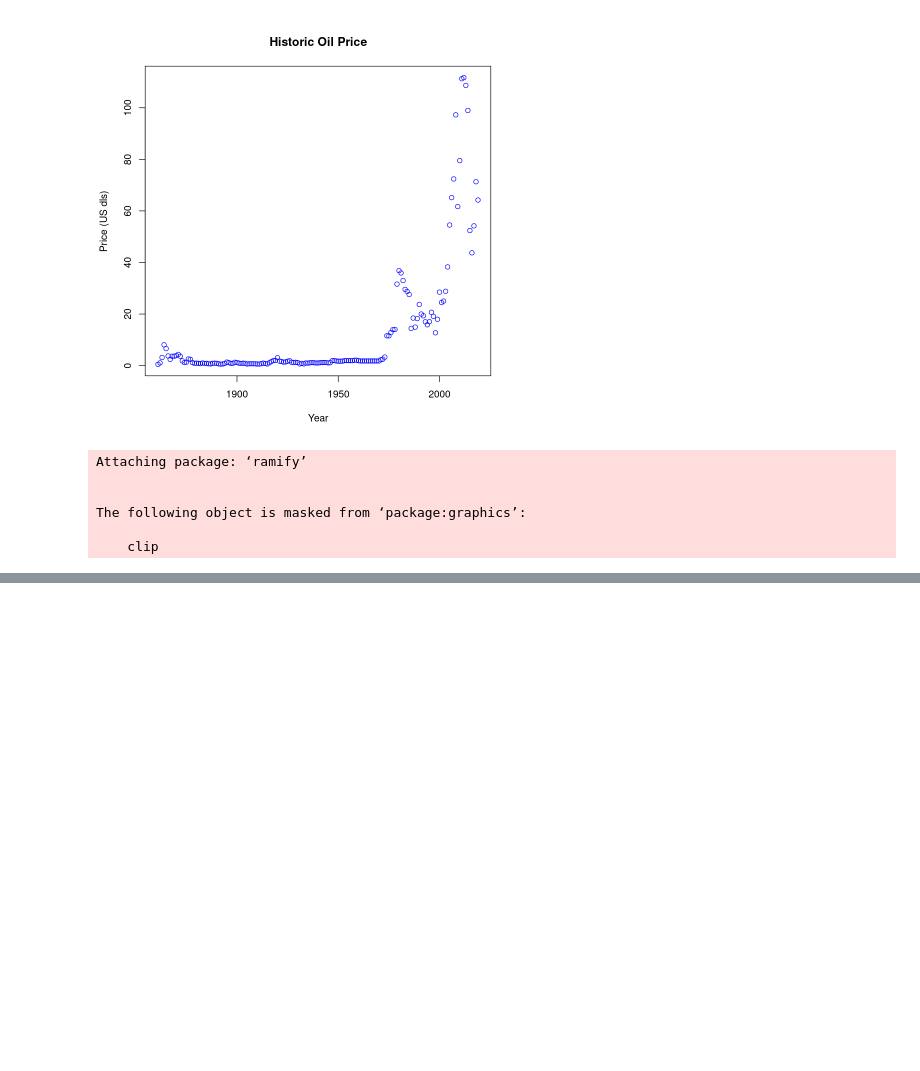
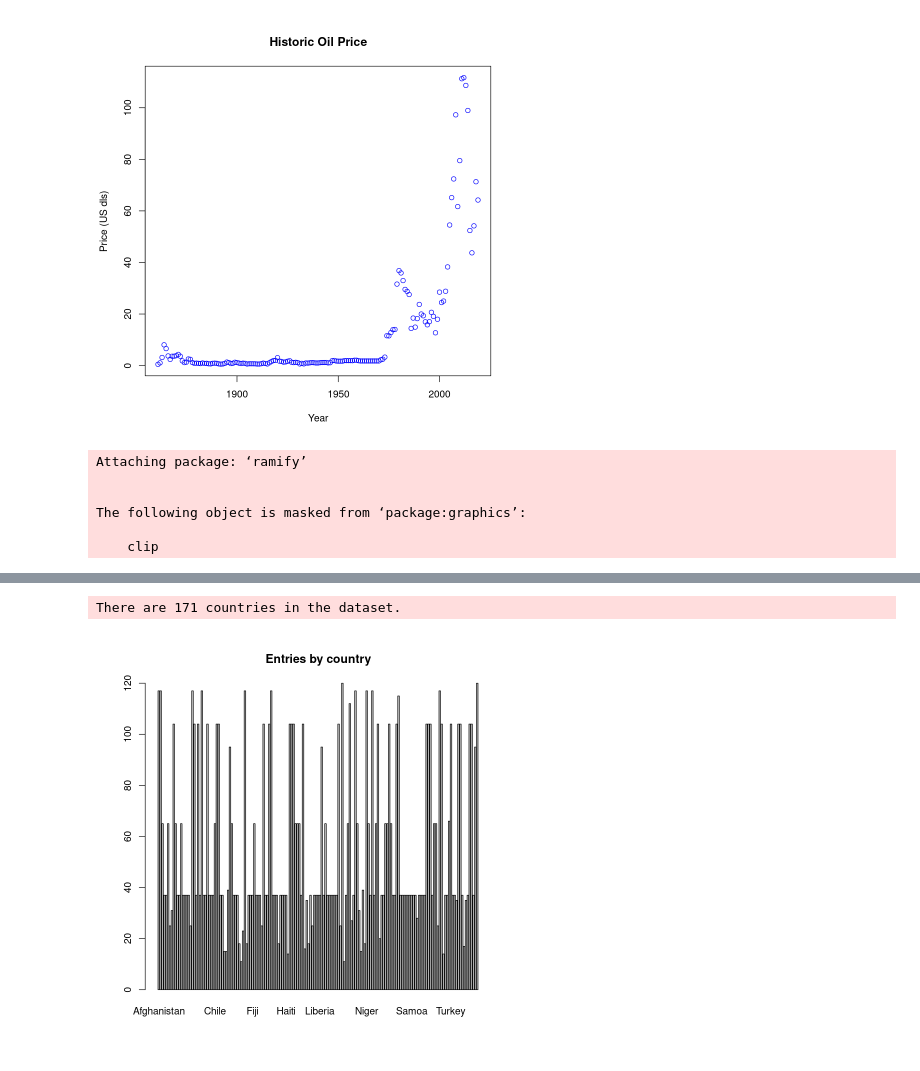
Before and after one commit to eigen-carmona/AdvStats, a Jupyter notebook: lab1/Solutions.ipynb, the cells around one changed output, grey strips where cells are left out. Cells and saved outputs as stored; diff of their text form; code cells hidden in the pictures; blank space fills up the shorter version.

```diff
--- a/lab1/Solutions.ipynb
+++ b/lab1/Solutions.ipynb
@@ -133,0 +132,4 @@ plot(oil[2:length(oil[,3]),3], d)
+# %%
+coal_file <- "coal-production-by-country.csv"
+library(tidyverse)
+coal_data <- read_csv(coal_file)
@@ -133,0 +176,6 @@ plot(oil[2:length(oil[,3]),3], d)
+# %%
+# Removing "region integrated" entries. These lack a code.
+# Entries with a non-empty code column belong to specific countries.
+library(stringr)
+coal_data <- coal_data[!is.na(coal_data$Code) & !str_detect(coal_data$Code, 'OWID'),]
+coal_data
@@ -133,0 +202,12 @@ plot(oil[2:length(oil[,3]),3], d)
+# %%
+countries <- unlist(unique(coal_data['Entity']))
+n_countries <- length(countries)
+message('There are ', n_countries, ' countries in the dataset.')
+
+obs <- as.numeric(lapply(countries, function(x){nrow(coal_data[which(coal_data['Entity'] == x),])}))
+# %% [output]
+There are 171 countries in the dataset.
+# %%
+barplot(obs, main = 'Entries by country', names.arg = countries)
+# %% [output]
+[figure, added]
```
Also changed, not shown: parts of 11 cells of this notebook.
